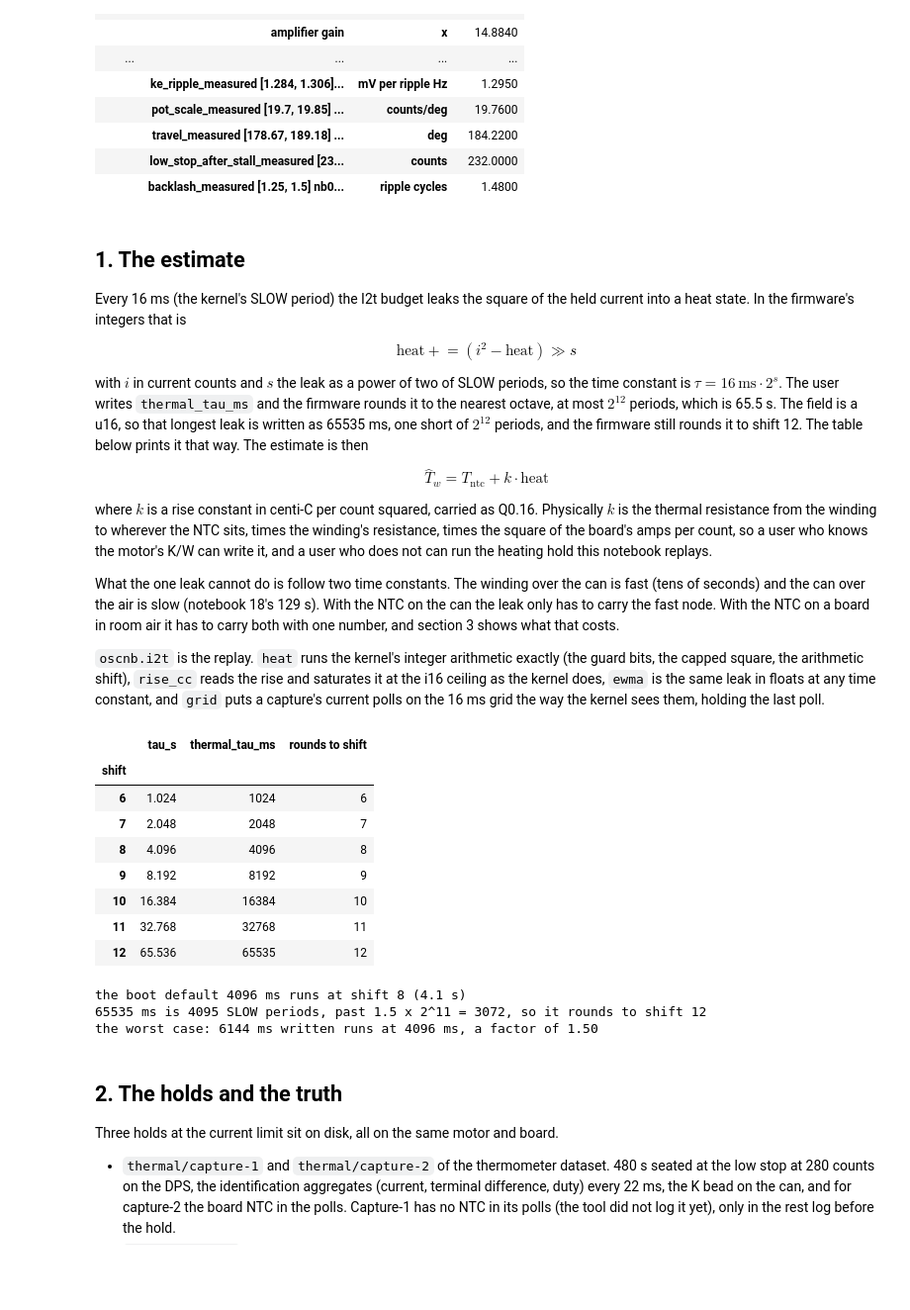
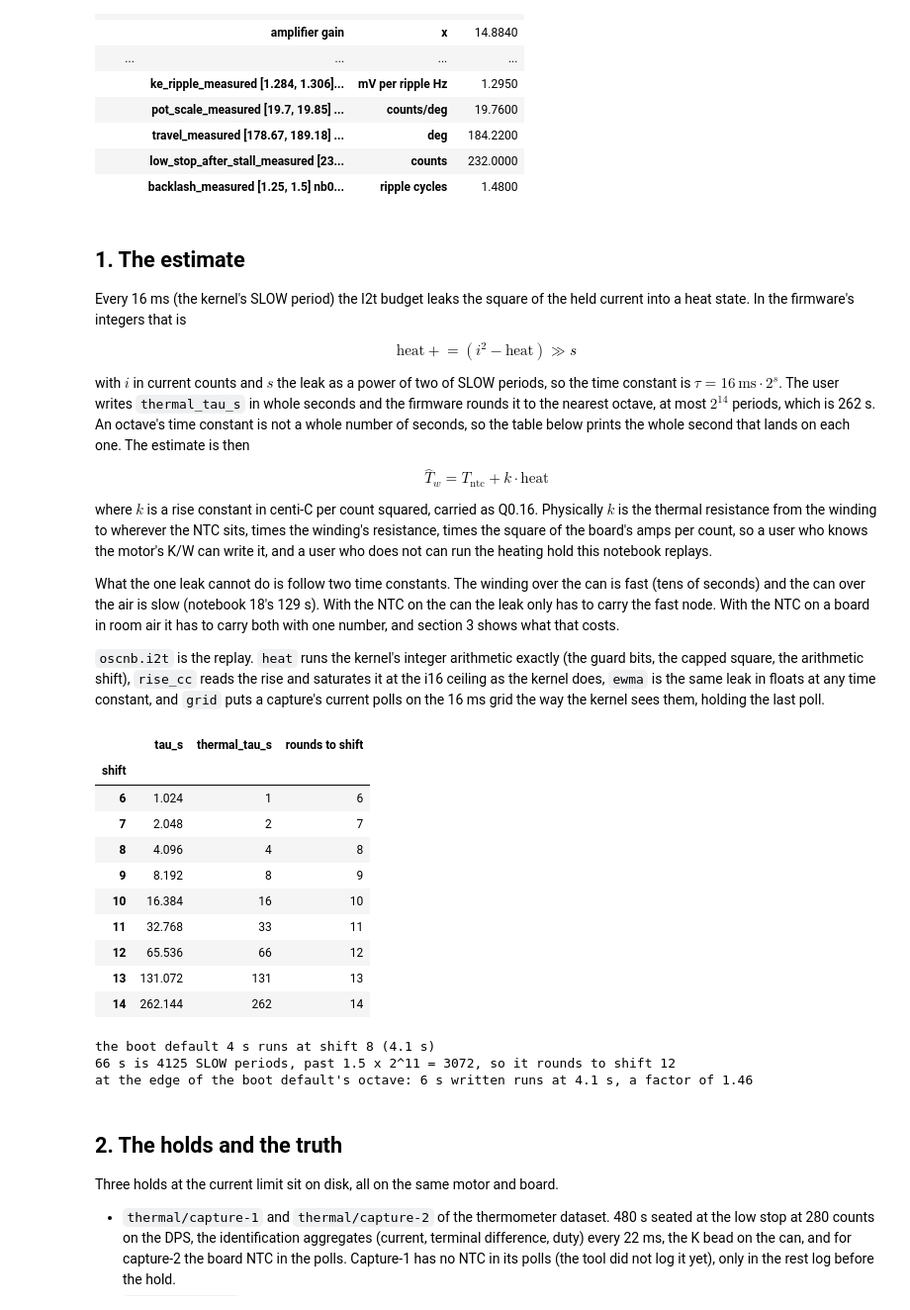
Before and after one commit to OpenServoCore/open-servo-core, a Jupyter notebook: notebooks/21-i2t-winding-estimate.ipynb, the cells around one changed output. Shown at 99% size. Cells and saved outputs as stored; diff of their text form; code cells hidden in the pictures; blank space fills up the shorter version.

Commit message:
core: take the thermal tau in seconds and raise the leak cap to 262 s (#468)

```diff
--- a/notebooks/21-i2t-winding-estimate.ipynb
+++ b/notebooks/21-i2t-winding-estimate.ipynb
@@ -43,13 +43,12 @@ IX = tm.index(DS).set_index("capture")
 
 K_CU = th.T0_CU                                               # copper: R is proportional to (234.5 + T)
 OHM = board.v_term_per_count / board.a_per_count              # ohm per vcount/ccount
-U16_MAX = 65535                                               # thermal_tau_ms is a u16
 
 
-def tau_ms(shift):
-    # the thermal_tau_ms a user writes to land on an octave: shift 12 is 65536 ms, one past the
-    # u16, so it is written as the ceiling 65535 ms, which still rounds to shift 12
-    return min(round(i2t.tau_s(shift) * 1000), U16_MAX)
+def thermal_tau_s(shift):
+    # the thermal_tau_s a user writes to land on an octave: the field holds whole seconds, so the
+    # octave's time constant rounded to the nearest one, which the firmware rounds back to the octave
+    return round(i2t.tau_s(shift))
 
 
 NAME = {"can": "can", "ntc": "board NTC"}                     # the two bases, by name
@@ -95,10 +94,10 @@ heat state. In the firmware's integers that is
 $$\text{heat} \mathrel{+}= (i^2 - \text{heat}) \gg s$$
 
 with $i$ in current counts and $s$ the leak as a power of two of SLOW periods, so the time constant
-is $\tau = 16\,\text{ms} \cdot 2^s$. The user writes `thermal_tau_ms` and the firmware rounds it to
-the nearest octave, at most $2^{12}$ periods, which is 65.5 s. The field is a u16, so that longest
-leak is written as 65535 ms, one short of $2^{12}$ periods, and the firmware still rounds it to
-shift 12. The table below prints it that way. The estimate is then
+is $\tau = 16\,\text{ms} \cdot 2^s$. The user writes `thermal_tau_s` in whole seconds and the firmware
+rounds it to the nearest octave, at most $2^{14}$ periods, which is 262 s. An octave's time
+constant is not a whole number of seconds, so the table below prints the whole second that lands
+on each one. The estimate is then
 
 $$\hat T_w = T_\text{ntc} + k \cdot \text{heat}$$
 
@@ -118,32 +117,35 @@ as the kernel does, `ewma` is the same leak in floats at any time constant, and
 capture's current polls on the 16 ms grid the way the kernel sees them, holding the last poll.
 # %%
 # the leak octaves the firmware can run, the time constant each one lands on, and the
-# thermal_tau_ms that selects it (read back through the firmware's rounding as a check)
-octaves = pd.DataFrame({"shift": range(6, 13)})
+# thermal_tau_s that selects it (read back through the firmware's rounding as a check)
+octaves = pd.DataFrame({"shift": range(6, i2t.TAU_SHIFT_MAX + 1)})
 octaves["tau_s"] = [i2t.tau_s(s) for s in octaves["shift"]]
-octaves["thermal_tau_ms"] = [tau_ms(s) for s in octaves["shift"]]
-octaves["rounds to shift"] = [i2t.tau_shift(ms / 1000) for ms in octaves.thermal_tau_ms]
+octaves["thermal_tau_s"] = [thermal_tau_s(s) for s in octaves["shift"]]
+octaves["rounds to shift"] = [i2t.tau_shift(s) for s in octaves.thermal_tau_s]
 display(octaves.set_index("shift"))
-print(f"the boot default 4096 ms runs at shift {i2t.tau_shift(4.096)} ({i2t.tau_s(i2t.tau_shift(4.096)):.1f} s)")
-print(f"65535 ms is {int(65.535 / i2t.SLOW_S)} SLOW periods, past 1.5 x 2^11 = {3 * 2 ** 10}, so it rounds to shift "
-      f"{i2t.tau_shift(65.535)}")
-# the firmware rounds up only above 1.5 x 2^k periods, so a value at 1.5 x 2^k lands on the octave below
-w = 1.5 * i2t.tau_s(8)
-print(f"the worst case: {w * 1000:.0f} ms written runs at {i2t.tau_s(i2t.tau_shift(w)) * 1000:.0f} ms, "
+print(f"the boot default 4 s runs at shift {i2t.tau_shift(4)} ({i2t.tau_s(i2t.tau_shift(4)):.1f} s)")
+print(f"66 s is {66 * 1000 // i2t.SLOW_MS} SLOW periods, past 1.5 x 2^11 = {3 * 2 ** 10}, so it rounds to shift "
+      f"{i2t.tau_shift(66)}")
+# the firmware rounds up only above 1.5 x 2^k periods, so the last whole second at or under
+# 1.5 x 2^k periods lands on the octave below
+w = int(1.5 * i2t.tau_s(8))
+print(f"at the edge of the boot default's octave: {w} s written runs at {i2t.tau_s(i2t.tau_shift(w)):.1f} s, "
       f"a factor of {w / i2t.tau_s(i2t.tau_shift(w)):.2f}")
 # %% [output]
-|  | tau_s | thermal_tau_ms | rounds to shift |
+|  | tau_s | thermal_tau_s | rounds to shift |
 | shift |  |  |  |
-| 6 | 1.024 | 1024 | 6 |
-| 7 | 2.048 | 2048 | 7 |
-| 8 | 4.096 | 4096 | 8 |
-| 9 | 8.192 | 8192 | 9 |
-| 10 | 16.384 | 16384 | 10 |
-| 11 | 32.768 | 32768 | 11 |
-| 12 | 65.536 | 65535 | 12 |
+| 6 | 1.024 | 1 | 6 |
+| 7 | 2.048 | 2 | 7 |
+| 8 | 4.096 | 4 | 8 |
+| 9 | 8.192 | 8 | 9 |
+| 10 | 16.384 | 16 | 10 |
+| 11 | 32.768 | 33 | 11 |
+| 12 | 65.536 | 66 | 12 |
+| 13 | 131.072 | 131 | 13 |
+| 14 | 262.144 | 262 | 14 |
-the boot default 4096 ms runs at shift 8 (4.1 s)
-65535 ms is 4095 SLOW periods, past 1.5 x 2^11 = 3072, so it rounds to shift 12
-the worst case: 6144 ms written runs at 4096 ms, a factor of 1.50
+the boot default 4 s runs at shift 8 (4.1 s)
+66 s is 4125 SLOW periods, past 1.5 x 2^11 = 3072, so it rounds to shift 12
+at the edge of the boot default's octave: 6 s written runs at 4.1 s, a factor of 1.46
 # %% [markdown]
 ## 2. The holds and the truth
 
```
Also changed, not shown: parts of 13 cells of this notebook, 21 other files.
